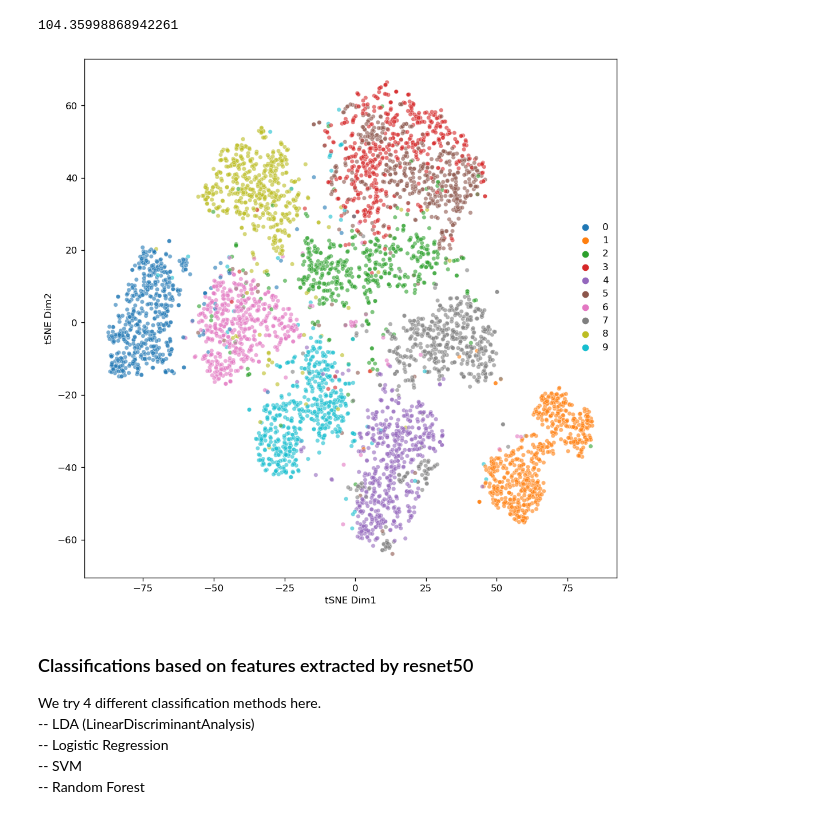
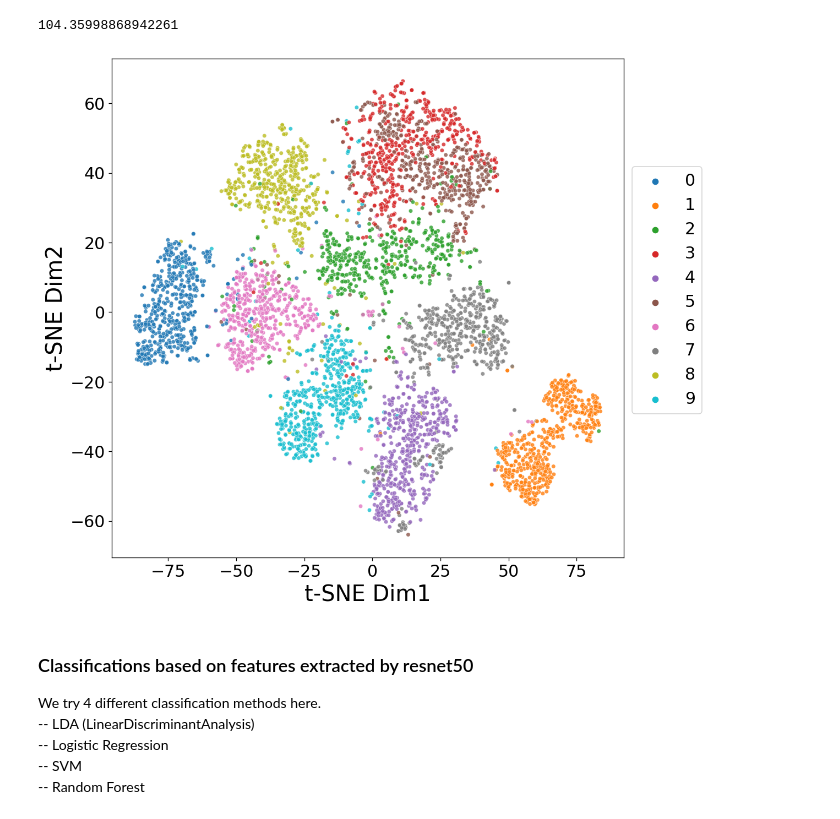
Before and after one commit to kaiwang19/math_deeplearning, a Jupyter notebook: FeatureExtraction_ResNet50.ipynb, the cells around one changed output. Cells and saved outputs as stored; diff of their text form; code cells hidden in the pictures.

```diff
--- a/FeatureExtraction_ResNet50.ipynb
+++ b/FeatureExtraction_ResNet50.ipynb
@@ -117,16 +120,20 @@ end - start
 # %%
 res50_tsne_embedded_df = pd.DataFrame(res50_tsne_embedded,index=res50_label)
 res50_tsne_embedded_df = res50_tsne_embedded_df.reset_index()
 res50_tsne_embedded_df['index'] = res50_tsne_embedded_df['index'].astype(int)
 res50_tsne_embedded_df_plot = res50_tsne_embedded_df.loc[range(5000),:]
 res50_tsne_embedded_df_plot.columns = ['Label','tSNE Dim1', 'tSNE Dim2']
 plt.figure(figsize=(10,10),dpi=120)
 ax = sns.scatterplot(x='tSNE Dim1', y='tSNE Dim2',hue='Label',data=res50_tsne_embedded_df_plot,
-                     palette='tab10',alpha=0.6,s=20,legend='full')
-legend = plt.legend(bbox_to_anchor=(1.001, 0.7),facecolor='white',edgecolor='white')
+                     palette='tab10',alpha=0.8,s=20,legend='full')
+ax.set_xlabel('t-SNE Dim1', fontsize=24)
+ax.set_ylabel('t-SNE Dim2', fontsize=24)
+ax.tick_params(labelsize=18)
+# ax.set_title('t-SNE of ResNet50', fontsize=30, position=(0.5,1.02))
+legend = plt.legend(bbox_to_anchor=(1, 0.8),fontsize='18')
 plt.show()
 # %% [output]
-[figure, old version]
+[figure, new version]
 # %% [markdown]
 ### Classifications based on features extracted by resnet50
 
```
Also changed, not shown: parts of 2 cells of this notebook, 2 other files.
